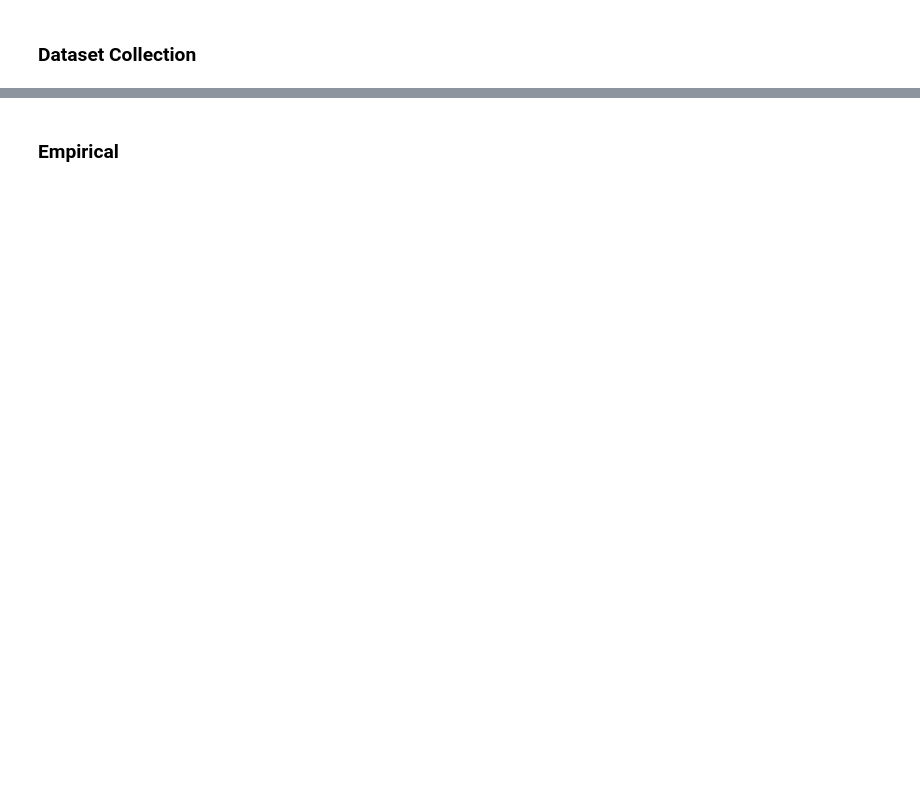
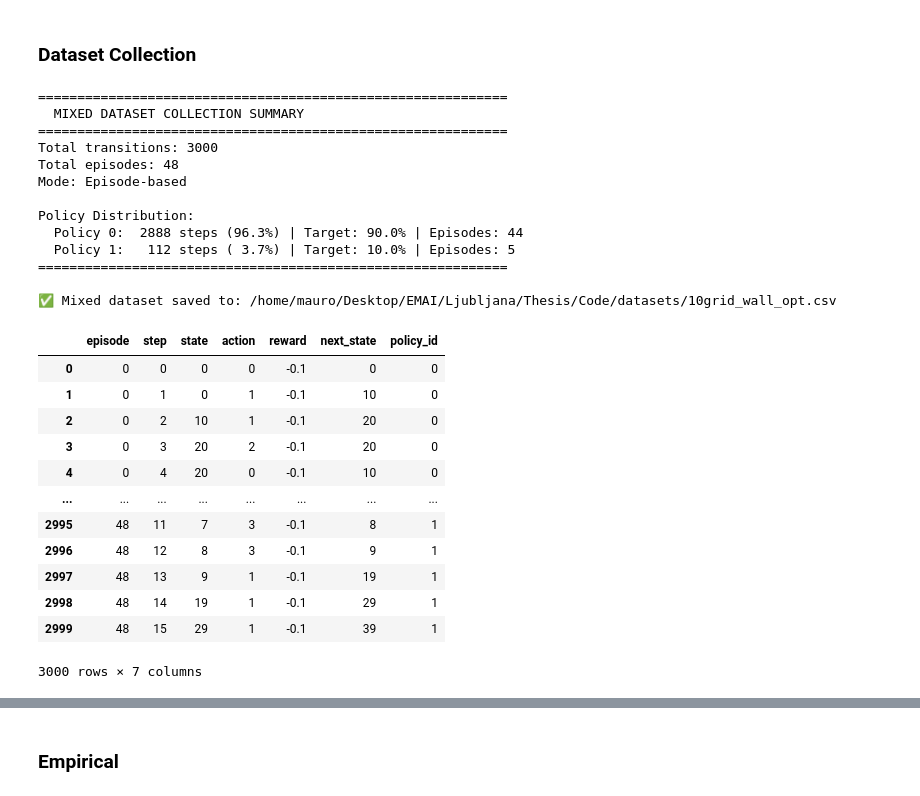
Before and after one commit to maaurod/FOGAS, a Jupyter notebook: testing_vectorized/10grid_wall.ipynb, the cells around one changed output, grey strips where cells are left out. Drawn from its saved outputs; the diff is of its cells as text; code cells hidden in the pictures; blank space fills up the shorter version.

```diff
--- a/testing_vectorized/10grid_wall.ipynb
+++ b/testing_vectorized/10grid_wall.ipynb
@@ -279,2 +300,41 @@ Gap (J* − J) = 5.674633e-02
 # %% [markdown]
 ### Dataset Collection
+# %%
+collector = EnvDataCollector(mdp=mdp, env_name="10grid_wall_opt", max_steps=50)
+
+# Collect mixed dataset: 50% random, 50% optimal
+collector.collect_mixed_dataset(
+    policies=["random", mdp.pi_star],  # List of policies
+    proportions=[0.9, 0.1],            # 50-50 split
+    n_steps=3000,
+    episode_based=True,                # Entire episodes use one policy
+    save_path=str(DATASET_PATH_OPT),
+    verbose=True
+)
+# %% [output]
+============================================================
+  MIXED DATASET COLLECTION SUMMARY
+============================================================
+Total transitions: 3000
+Total episodes: 48
+Mode: Episode-based
+
+Policy Distribution:
+  Policy 0:  2888 steps (96.3%) | Target: 90.0% | Episodes: 44
+  Policy 1:   112 steps ( 3.7%) | Target: 10.0% | Episodes: 5
+============================================================
+
+✅ Mixed dataset saved to: /home/mauro/Desktop/EMAI/Ljubljana/Thesis/Code/datasets/10grid_wall_opt.csv
+|  | episode | step | state | action | reward | next_state | policy_id |
+| 0 | 0 | 0 | 0 | 0 | -0.1 | 0 | 0 |
+| 1 | 0 | 1 | 0 | 1 | -0.1 | 10 | 0 |
+| 2 | 0 | 2 | 10 | 1 | -0.1 | 20 | 0 |
+| 3 | 0 | 3 | 20 | 2 | -0.1 | 20 | 0 |
+| 4 | 0 | 4 | 20 | 0 | -0.1 | 10 | 0 |
+| ... | ... | ... | ... | ... | ... | ... | ... |
+| 2995 | 48 | 11 | 7 | 3 | -0.1 | 8 | 1 |
+| 2996 | 48 | 12 | 8 | 3 | -0.1 | 9 | 1 |
+| 2997 | 48 | 13 | 9 | 1 | -0.1 | 19 | 1 |
+| 2998 | 48 | 14 | 19 | 1 | -0.1 | 29 | 1 |
+| 2999 | 48 | 15 | 29 | 1 | -0.1 | 39 | 1 |
+3000 rows × 7 columns
```
Also changed, not shown: parts of 23 cells of this notebook, 16 other files.
